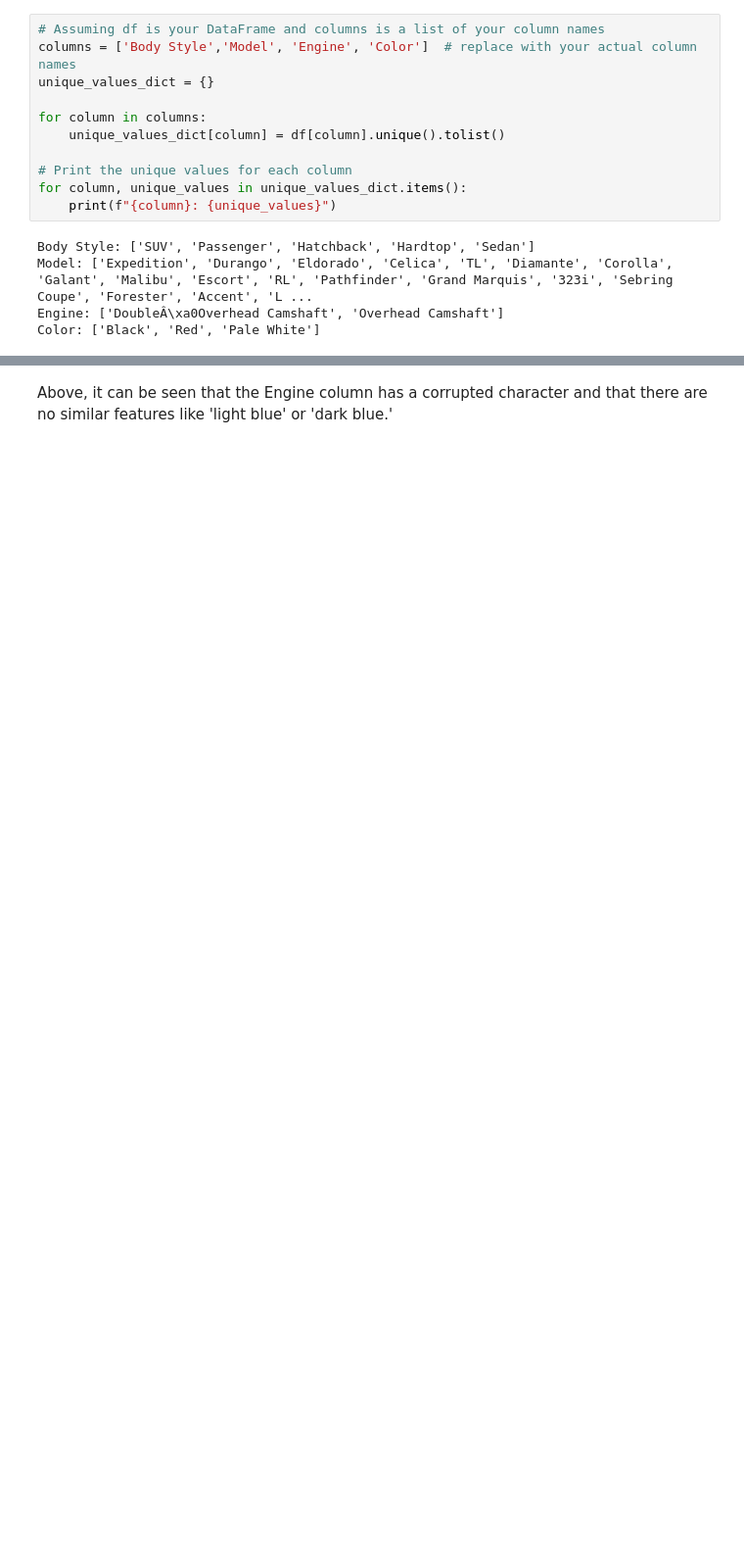
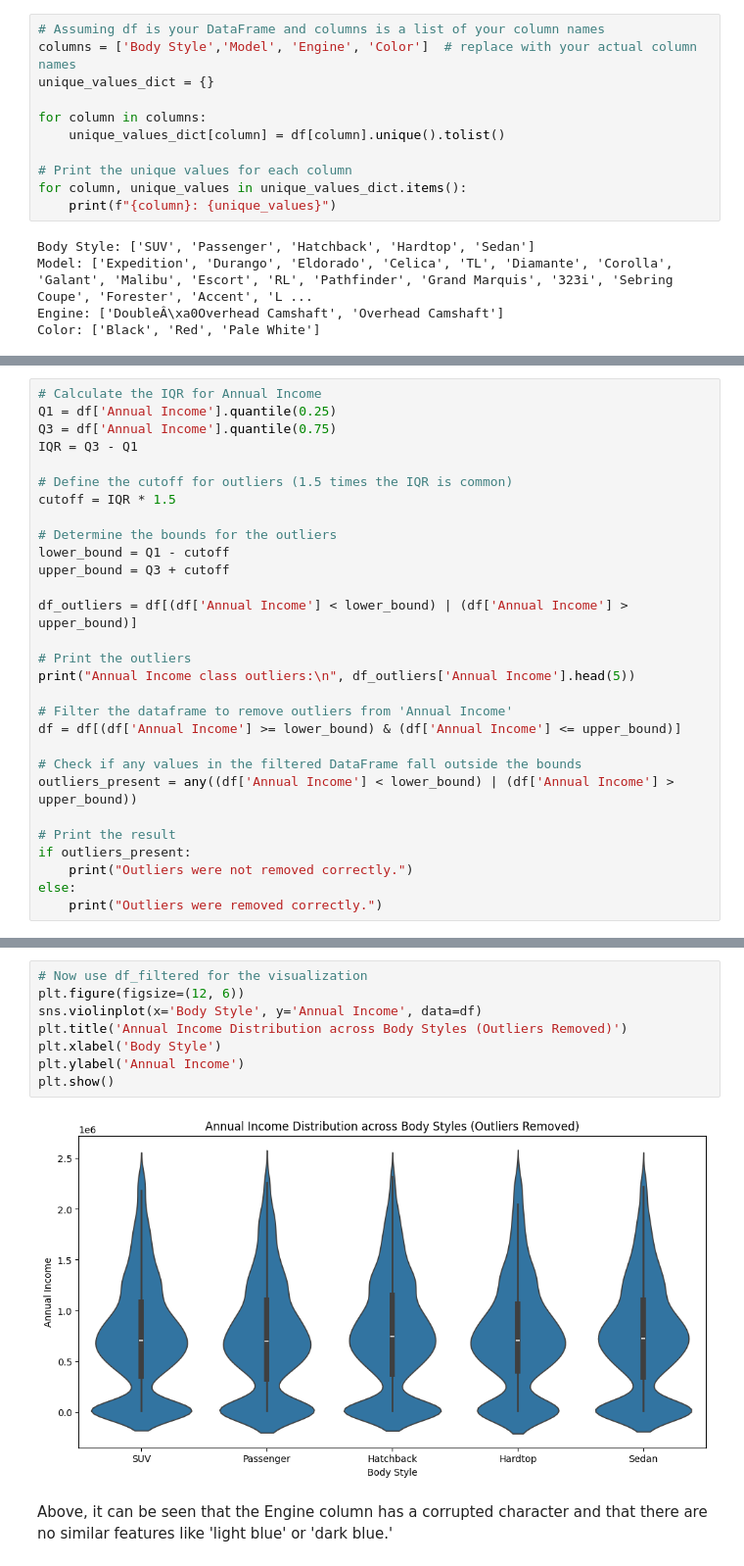
Before and after one commit to sulaimank/CAPcourse, a Jupyter notebook: zachDataCleanup.ipynb, the cells around one changed output, grey strips where cells are left out. Shown at 98% size. Drawn from its saved outputs; the diff is of its cells as text; blank space fills up the shorter version.

Commit message:
checkpoint 1

```diff
--- a/zachDataCleanup.ipynb
+++ b/zachDataCleanup.ipynb
@@ -69,0 +121,29 @@ Color: ['Black', 'Red', 'Pale White']
+# %%
+# Calculate the IQR for Annual Income
+Q1 = df['Annual Income'].quantile(0.25)
+Q3 = df['Annual Income'].quantile(0.75)
+IQR = Q3 - Q1
+
+# Define the cutoff for outliers (1.5 times the IQR is common)
+cutoff = IQR * 1.5
+
+# Determine the bounds for the outliers
+lower_bound = Q1 - cutoff
+upper_bound = Q3 + cutoff
+
+df_outliers = df[(df['Annual Income'] < lower_bound) | (df['Annual Income'] > upper_bound)]
+
+# Print the outliers
+print("Annual Income class outliers:\n", df_outliers['Annual Income'].head(5))
+
+# Filter the dataframe to remove outliers from 'Annual Income'
+df = df[(df['Annual Income'] >= lower_bound) & (df['Annual Income'] <= upper_bound)]
+
+# Check if any values in the filtered DataFrame fall outside the bounds
+outliers_present = any((df['Annual Income'] < lower_bound) | (df['Annual Income'] > upper_bound))
+
+# Print the result
+if outliers_present:
+    print("Outliers were not removed correctly.")
+else:
+    print("Outliers were removed correctly.")
@@ -70,2 +159,12 @@ Color: ['Black', 'Red', 'Pale White']
+# %%
+# Now use df_filtered for the visualization
+plt.figure(figsize=(12, 6))
+sns.violinplot(x='Body Style', y='Annual Income', data=df)
+plt.title('Annual Income Distribution across Body Styles (Outliers Removed)')
+plt.xlabel('Body Style')
+plt.ylabel('Annual Income')
+plt.show()
+# %% [output]
+[figure, added]
 # %% [markdown]
 Above, it can be seen that the Engine column has a corrupted character and that there are no similar features like 'light blue' or 'dark blue.'
```
Also changed, not shown: parts of 19 cells of this notebook, 1 other file.
